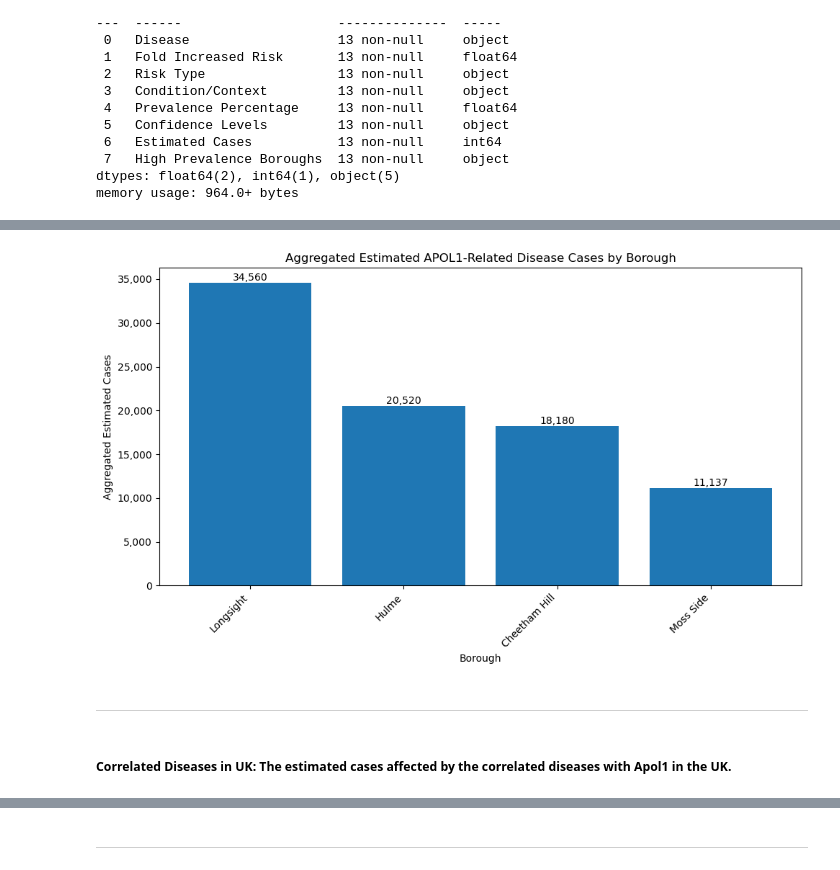
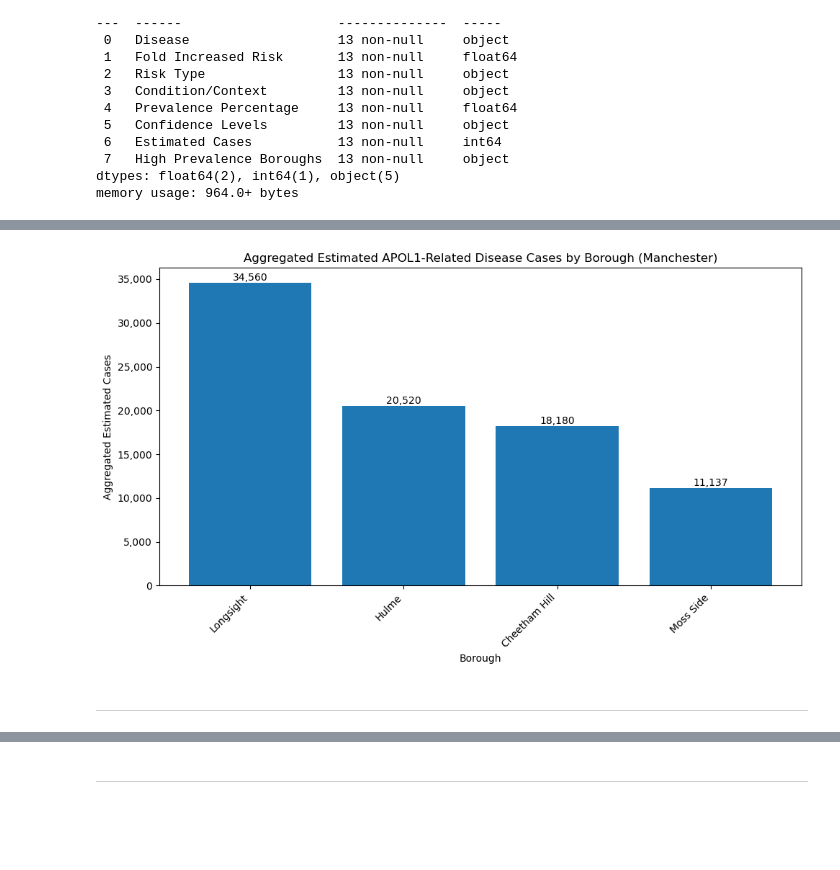
Before and after one commit to CesarChaparro1974/Dashboard-Development-for-Apol1-patients-in-UK, a Jupyter notebook: Project/notebook.ipynb, the cells around one changed output, grey strips where cells are left out. Saved outputs shown, nothing was run; the diff lists cells and outputs as text; code cells hidden in the pictures; blank space fills up the shorter version.

```diff
--- a/Project/notebook.ipynb
+++ b/Project/notebook.ipynb
@@ -368,36 +659,34 @@ plt.figure(figsize=(10, 6))
 # Group data by 'High Prevalence Boroughs' and sum the 'Estimated Cases'
 df_aggregated = correlated_disease_manchester.groupby('High Prevalence Boroughs')['Estimated Cases'].sum().reset_index()
 
 # Sort the aggregated data by 'Estimated Cases' in descending order
 df_sorted = df_aggregated.sort_values('Estimated Cases', ascending=False)
 
 # Create bar plot
 bars = plt.bar(df_sorted['High Prevalence Boroughs'], df_sorted['Estimated Cases'])
 
 # Add value labels on top of each bar
 for bar in bars:
     height = bar.get_height()
     plt.text(bar.get_x() + bar.get_width()/2., height,
              f'{int(height):,}',
              ha='center', va='bottom')
 
 # Customize the plot
-plt.title('Aggregated Estimated APOL1-Related Disease Cases by Borough')
+plt.title('Aggregated Estimated APOL1-Related Disease Cases by Borough (Manchester)')
 plt.xlabel('Borough')
 plt.ylabel('Aggregated Estimated Cases')
 
 # Rotate x-axis labels for better readability
 plt.xticks(rotation=45, ha='right')
 
 # Format y-axis with comma separator
 plt.gca().yaxis.set_major_formatter(plt.FuncFormatter(lambda x, p: f'{int(x):,}'))
 
 # Adjust layout to prevent text cutoff
 plt.tight_layout()
 plt.show()
 # %% [output]
-[figure, old version]
+[figure, new version]
 # %% [markdown]
 ***
-# %% [markdown]
-##### Correlated Diseases in UK: The estimated cases affected by the correlated diseases with Apol1 in the UK.
```
Also changed, not shown: parts of 65 cells of this notebook, 6 other files.
